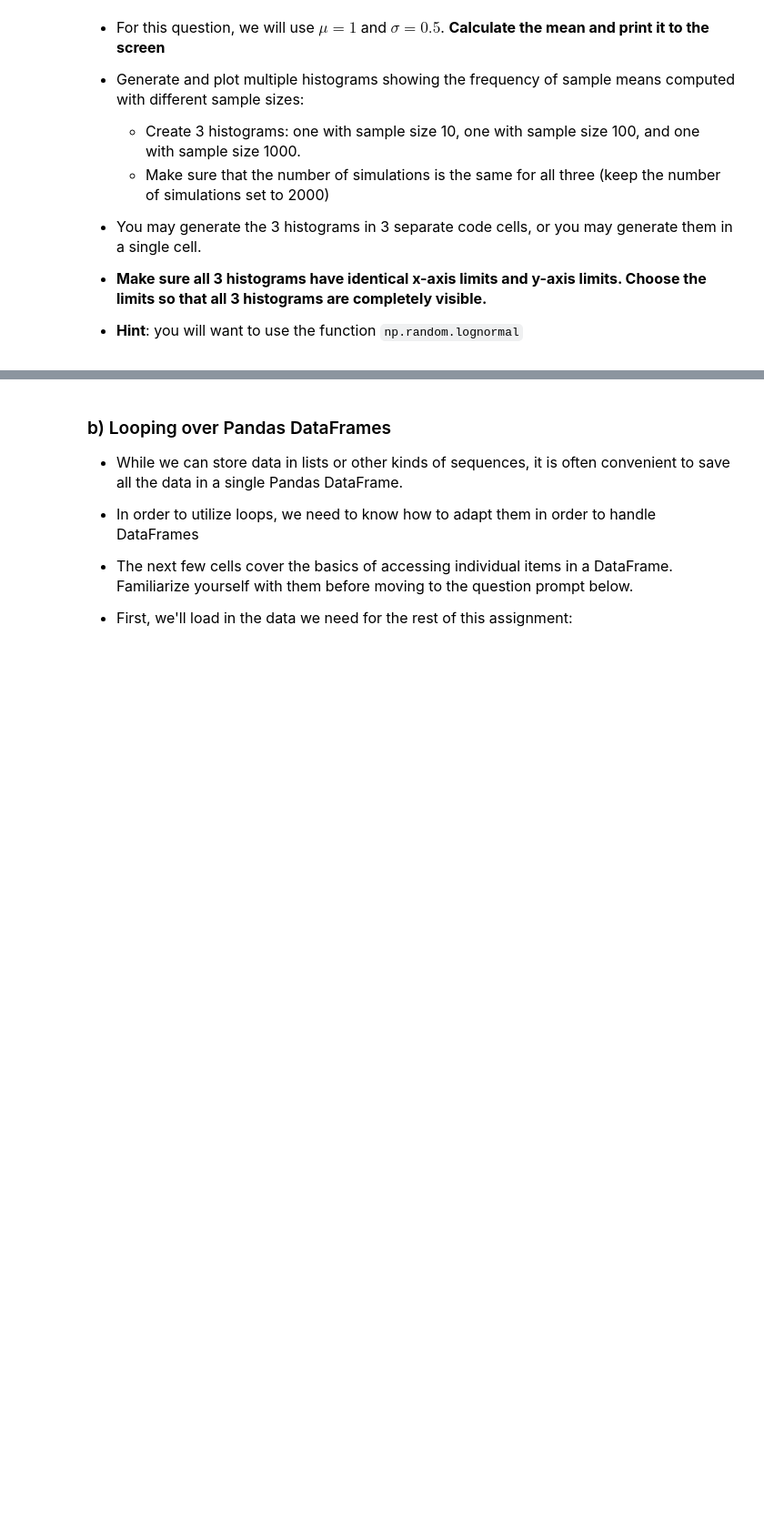
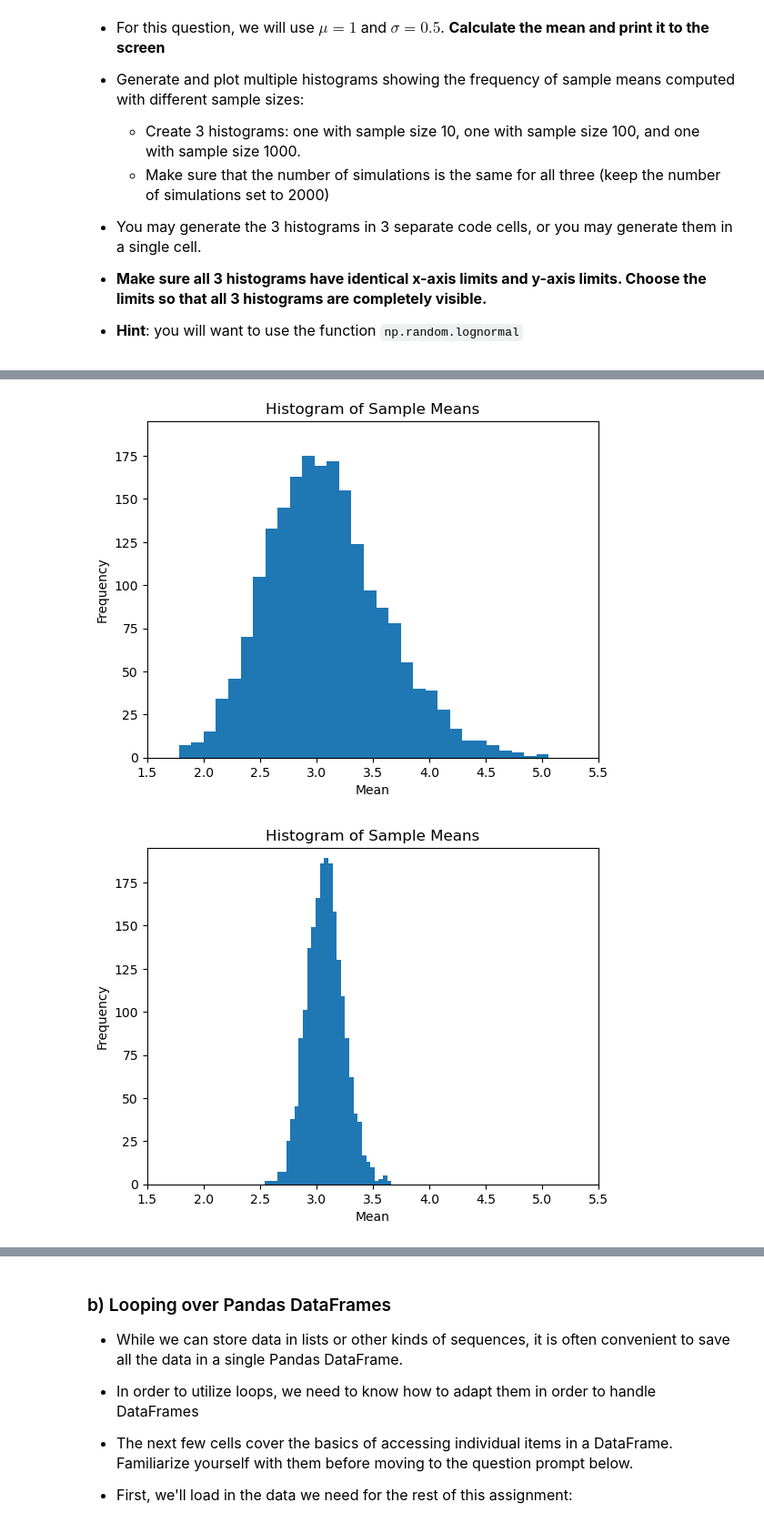
Before and after one commit to yjprk/datasci151spring2026, a Jupyter notebook: _assignments/assignment_5/Assignment5.ipynb, the cells around one changed output, grey strips where cells are left out. Shown at 91% size. Saved outputs shown, nothing was run; the diff lists cells and outputs as text; code cells hidden in the pictures; blank space fills up the shorter version.

```diff
--- a/_assignments/assignment_5/Assignment5.ipynb
+++ b/_assignments/assignment_5/Assignment5.ipynb
@@ -112,0 +50,65 @@ NameError: name 'mu' is not defined
+# %%
+# complete the code
+
+# you can do the problem in one code cell, or you can handle each sample size in a separate cell.
+xmin = 1.5
+xmax = 5.5
+ymin= 0
+ymax= 195
+########### Sample Size 10
+
+np.random.seed(1234) # set the seed for reproducibility
+num_simulations = 2000
+
+sample10 = np.random.lognormal(mean=1, sigma=0.5, size=(num_simulations, 10))
+mean10 = sample10.mean(axis=1)
+
+plt.hist(mean10, bins=30)
+plt.title("Histogram of Sample Means")
+plt.xlabel("Mean")
+plt.ylabel("Frequency")
+plt.xlim(xmin, xmax)
+plt.ylim(ymin, ymax)
+plt.show()
+
+# perform simulations, create histogram
+
+########### Sample Size 100
+
+np.random.seed(1234) # set the seed for reproducibility
+num_simulations = 2000
+
+
+sample100 = np.random.lognormal(mean=1, sigma=0.5, size=(num_simulations, 100))
+mean100 = sample100.mean(axis=1)
+
+plt.hist(mean100, bins=30)
+plt.title("Histogram of Sample Means")
+plt.xlabel("Mean")
+plt.ylabel("Frequency")
+plt.xlim(xmin, xmax)
+plt.ylim(ymin, ymax)
+plt.show()
+# perform simulations, create histogram
+
+
+########### Sample Size 1000
+
+np.random.seed(1234) # set the seed for reproducibility
+num_simulations = 2000
+
+sample1000 = np.random.lognormal(mean=1, sigma=0.5, size=(num_simulations, 1000))
+mean1000 = sample1000.mean(axis=1)
+
+plt.hist(mean1000, bins=30)
+plt.title("Histogram of Sample Means")
+plt.xlabel("Mean")
+plt.ylabel("Frequency")
+plt.xlim(xmin, xmax)
+plt.ylim(ymin, ymax)
+plt.show()
+
+# perform simulations, create histogram
+# %% [output]
+[figure, added]
+[figure, added]
```
Also changed, not shown: parts of 11 cells of this notebook.
